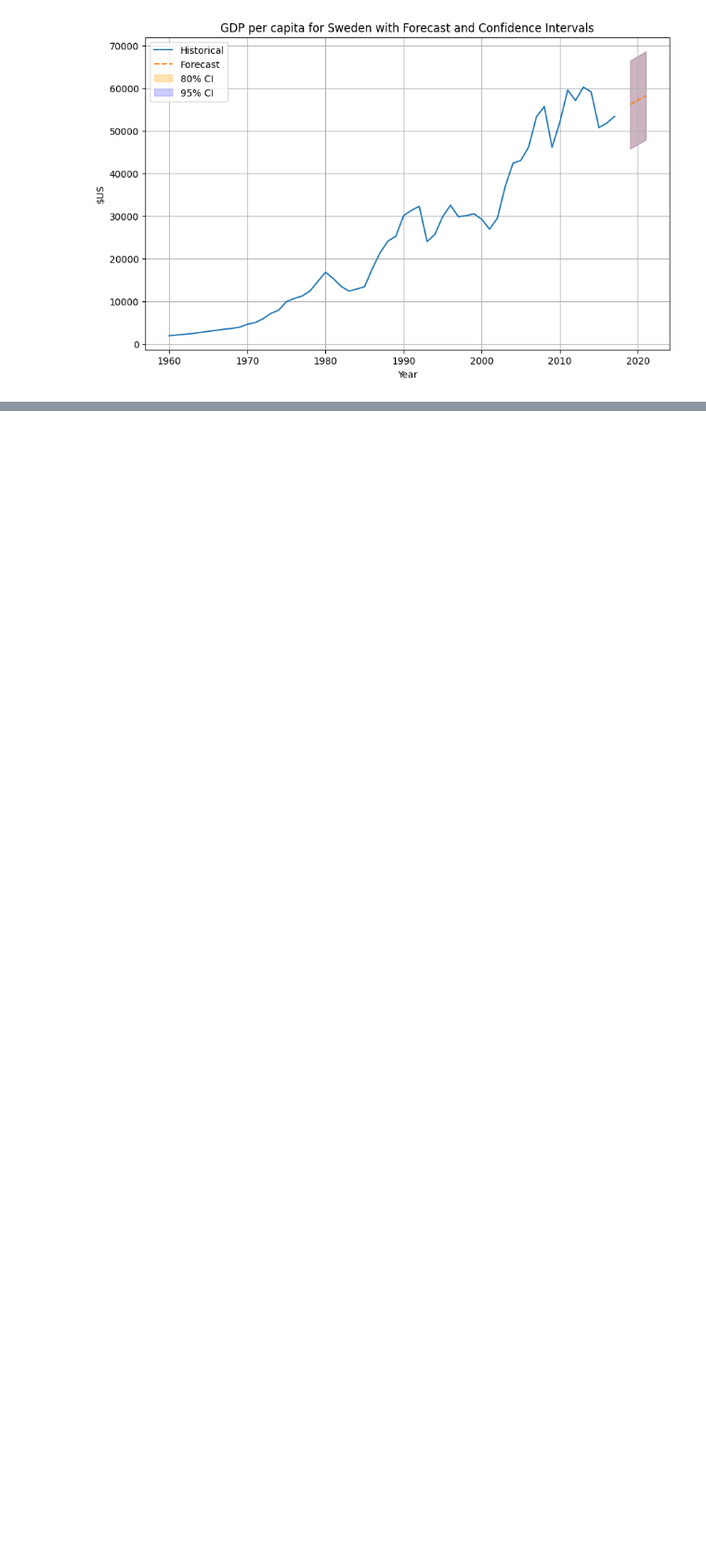
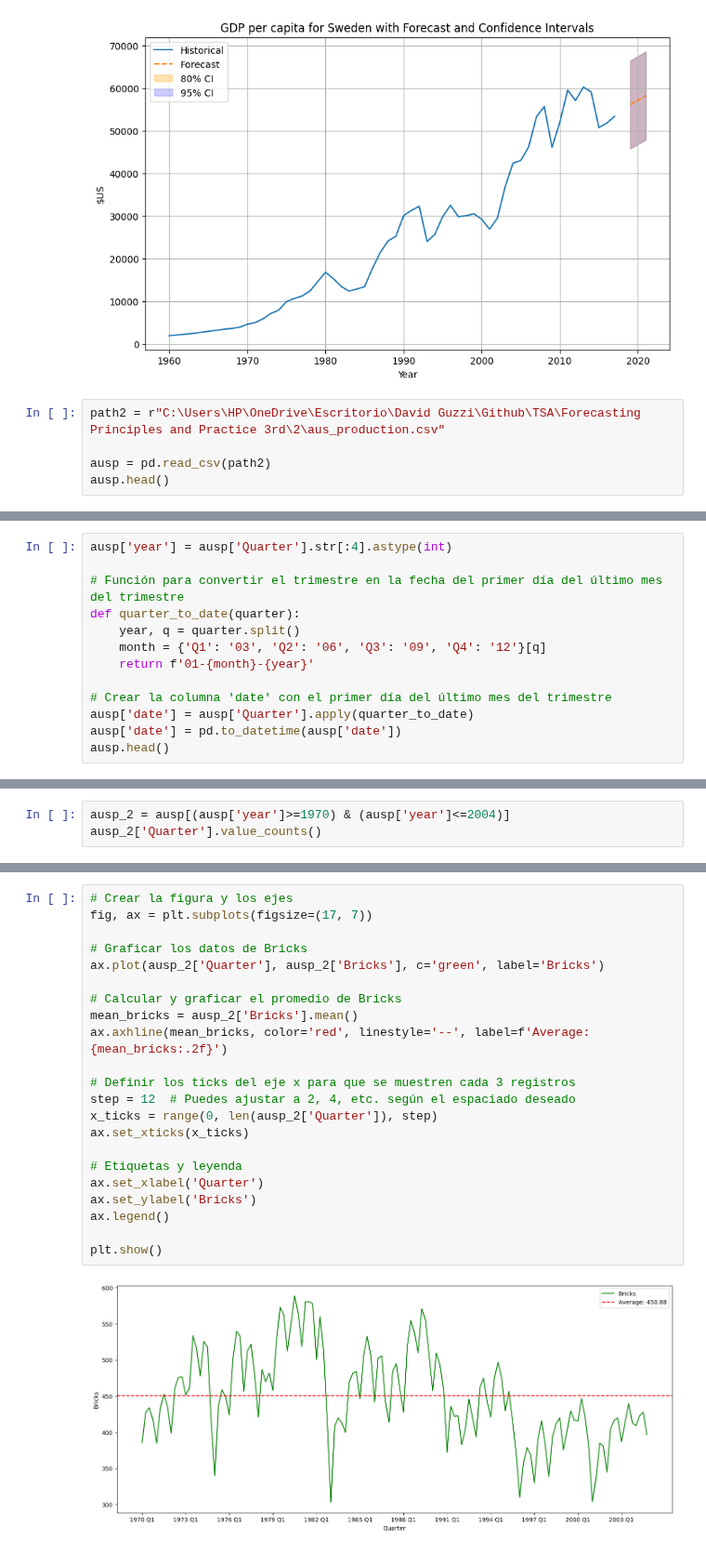
Before and after one commit to DavidGuzzi/TSA, a Jupyter notebook: Forecasting Principles and Practice 3rd/2/5.ipynb, the cells around one changed output, grey strips where cells are left out. Shown at 93% size. Drawn from its saved outputs; the diff is of its cells as text; blank space fills up the shorter version.

```diff
--- a/Forecasting Principles and Practice 3rd/2/5.ipynb
+++ b/Forecasting Principles and Practice 3rd/2/5.ipynb
@@ -125,3 +125,8 @@ Predictions Summary:
 2019-12-31  67565.313585
 2020-12-31  68643.993403
 [figure]
+# %%
+path2 = r"C:\Users\HP\OneDrive\Escritorio\David Guzzi\Github\TSA\Forecasting Principles and Practice 3rd\2\aus_production.csv"
+
+ausp = pd.read_csv(path2)
+ausp.head()
@@ -127,0 +140,13 @@ Predictions Summary:
+# %%
+ausp['year'] = ausp['Quarter'].str[:4].astype(int)
+
+# Función para convertir el trimestre en la fecha del primer día del último mes del trimestre
+def quarter_to_date(quarter):
+    year, q = quarter.split()
+    month = {'Q1': '03', 'Q2': '06', 'Q3': '09', 'Q4': '12'}[q]
+    return f'01-{month}-{year}'
+
+# Crear la columna 'date' con el primer día del último mes del trimestre
+ausp['date'] = ausp['Quarter'].apply(quarter_to_date)
+ausp['date'] = pd.to_datetime(ausp['date'])
+ausp.head()
@@ -127,0 +160,3 @@ Predictions Summary:
+# %%
+ausp_2 = ausp[(ausp['year']>=1970) & (ausp['year']<=2004)]
+ausp_2['Quarter'].value_counts()
@@ -127,0 +177,24 @@ Predictions Summary:
+# %%
+# Crear la figura y los ejes
+fig, ax = plt.subplots(figsize=(17, 7))
+
+# Graficar los datos de Bricks
+ax.plot(ausp_2['Quarter'], ausp_2['Bricks'], c='green', label='Bricks')
+
+# Calcular y graficar el promedio de Bricks
+mean_bricks = ausp_2['Bricks'].mean()
+ax.axhline(mean_bricks, color='red', linestyle='--', label=f'Average: {mean_bricks:.2f}')
+
+# Definir los ticks del eje x para que se muestren cada 3 registros
+step = 12  # Puedes ajustar a 2, 4, etc. según el espaciado deseado
+x_ticks = range(0, len(ausp_2['Quarter']), step)
+ax.set_xticks(x_ticks)
+
+# Etiquetas y leyenda
+ax.set_xlabel('Quarter')
+ax.set_ylabel('Bricks')
+ax.legend()
+
+plt.show()
+# %% [output]
+[figure, added]
```
Also changed, not shown: parts of 3 cells of this notebook.
